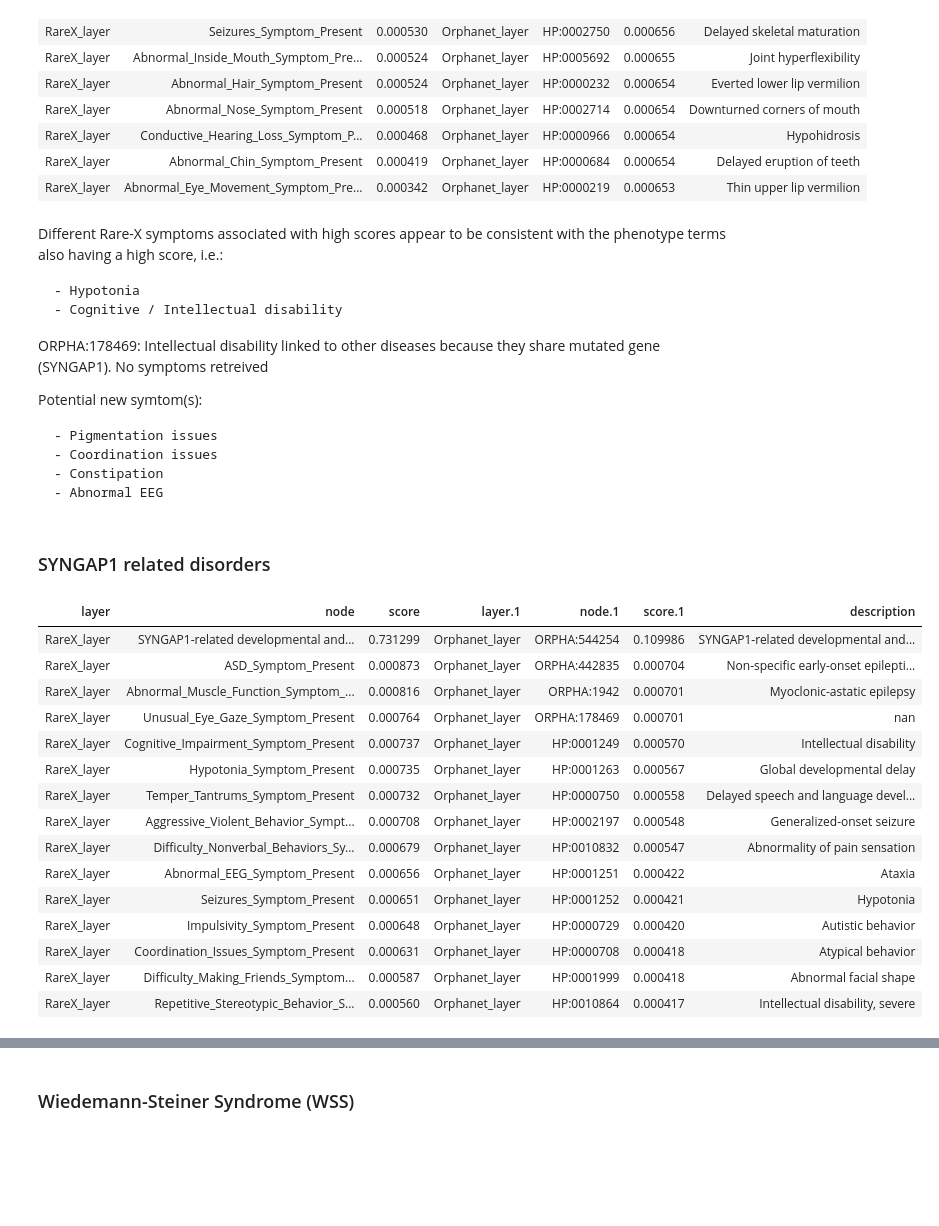
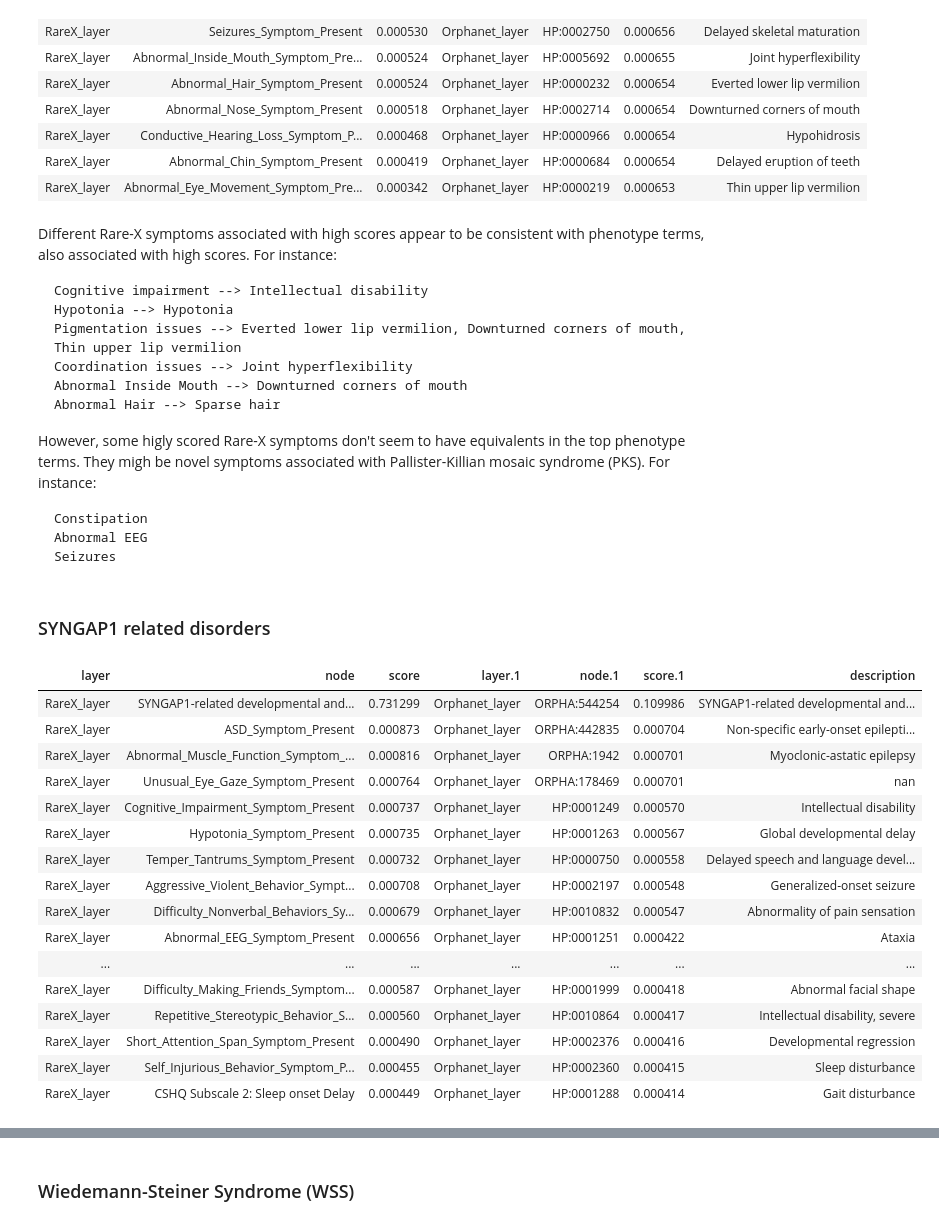
Before and after one commit to BAUDOTlab/Dream_Rare-X, a Jupyter notebook: jupyter-notebooks/step6_Analyze_MultiXrank_Results.ipynb, the cells around one changed output, grey strips where cells are left out. Drawn from its saved outputs; the diff is of its cells as text; code cells hidden in the pictures; blank space fills up the shorter version.

Commit message:
Update last disease results step6

```diff
--- a/jupyter-notebooks/step6_Analyze_MultiXrank_Results.ipynb
+++ b/jupyter-notebooks/step6_Analyze_MultiXrank_Results.ipynb
@@ -507,38 +525,40 @@ dico_results_withOrpha['Pallister-Killian mosaic syndrome (PKS)'].head(topresult
 | RareX_layer | Abnormal_Chin_Symptom_Present | 0.000419 | Orphanet_layer | HP:0000684 | 0.000654 | Delayed eruption of teeth |
 | RareX_layer | Abnormal_Eye_Movement_Symptom_Pre... | 0.000342 | Orphanet_layer | HP:0000219 | 0.000653 | Thin upper lip vermilion |
 # %% [markdown]
-Different Rare-X symptoms associated with high scores appear to be consistent with the phenotype terms also having a high score, i.e.:
+Different Rare-X symptoms associated with high scores appear to be consistent with phenotype terms, also associated with high scores. For instance:
 
-    - Hypotonia
-    - Cognitive / Intellectual disability
+    Cognitive impairment --> Intellectual disability
+    Hypotonia --> Hypotonia
+    Pigmentation issues --> Everted lower lip vermilion, Downturned corners of mouth, Thin upper lip vermilion
+    Coordination issues --> Joint hyperflexibility
+    Abnormal Inside Mouth --> Downturned corners of mouth
+    Abnormal Hair --> Sparse hair
 
-ORPHA:178469: Intellectual disability linked to other diseases because they share mutated gene (SYNGAP1). No symptoms retreived
+However, some higly scored Rare-X symptoms don't seem to have equivalents in the top phenotype terms. They migh be novel symptoms associated with Pallister-Killian mosaic syndrome (PKS). For instance:
 
-Potential new symtom(s):
-
-    - Pigmentation issues
-    - Coordination issues
-    - Constipation
-    - Abnormal EEG
+    Constipation
+    Abnormal EEG
+    Seizures
 # %% [markdown]
 ### SYNGAP1 related disorders
 # %%
-dico_results_withOrpha['SYNGAP1 related disorders'].head(topresults).style.hide(axis='index')
+dico_results_withOrpha['SYNGAP1 related disorders'].head(topresults+3).style.hide(axis='index')
 # %% [output]
 | layer | node | score | layer.1 | node.1 | score.1 | description |
 | RareX_layer | SYNGAP1-related developmental and... | 0.731299 | Orphanet_layer | ORPHA:544254 | 0.109986 | SYNGAP1-related developmental and... |
 | RareX_layer | ASD_Symptom_Present | 0.000873 | Orphanet_layer | ORPHA:442835 | 0.000704 | Non-specific early-onset epilepti... |
 | RareX_layer | Abnormal_Muscle_Function_Symptom_... | 0.000816 | Orphanet_layer | ORPHA:1942 | 0.000701 | Myoclonic-astatic epilepsy |
 | RareX_layer | Unusual_Eye_Gaze_Symptom_Present | 0.000764 | Orphanet_layer | ORPHA:178469 | 0.000701 | nan |
 | RareX_layer | Cognitive_Impairment_Symptom_Present | 0.000737 | Orphanet_layer | HP:0001249 | 0.000570 | Intellectual disability |
 | RareX_layer | Hypotonia_Symptom_Present | 0.000735 | Orphanet_layer | HP:0001263 | 0.000567 | Global developmental delay |
 | RareX_layer | Temper_Tantrums_Symptom_Present | 0.000732 | Orphanet_layer | HP:0000750 | 0.000558 | Delayed speech and language devel... |
 | RareX_layer | Aggressive_Violent_Behavior_Sympt... | 0.000708 | Orphanet_layer | HP:0002197 | 0.000548 | Generalized-onset seizure |
 | RareX_layer | Difficulty_Nonverbal_Behaviors_Sy... | 0.000679 | Orphanet_layer | HP:0010832 | 0.000547 | Abnormality of pain sensation |
 | RareX_layer | Abnormal_EEG_Symptom_Present | 0.000656 | Orphanet_layer | HP:0001251 | 0.000422 | Ataxia |
-| RareX_layer | Seizures_Symptom_Present | 0.000651 | Orphanet_layer | HP:0001252 | 0.000421 | Hypotonia |
-| RareX_layer | Impulsivity_Symptom_Present | 0.000648 | Orphanet_layer | HP:0000729 | 0.000420 | Autistic behavior |
-| RareX_layer | Coordination_Issues_Symptom_Present | 0.000631 | Orphanet_layer | HP:0000708 | 0.000418 | Atypical behavior |
+| ... | ... | ... | ... | ... | ... | ... |
 | RareX_layer | Difficulty_Making_Friends_Symptom... | 0.000587 | Orphanet_layer | HP:0001999 | 0.000418 | Abnormal facial shape |
 | RareX_layer | Repetitive_Stereotypic_Behavior_S... | 0.000560 | Orphanet_layer | HP:0010864 | 0.000417 | Intellectual disability, severe |
+| RareX_layer | Short_Attention_Span_Symptom_Present | 0.000490 | Orphanet_layer | HP:0002376 | 0.000416 | Developmental regression |
+| RareX_layer | Self_Injurious_Behavior_Symptom_P... | 0.000455 | Orphanet_layer | HP:0002360 | 0.000415 | Sleep disturbance |
+| RareX_layer | CSHQ Subscale 2: Sleep onset Delay | 0.000449 | Orphanet_layer | HP:0001288 | 0.000414 | Gait disturbance |
 # %% [markdown]
```
Also changed, not shown: parts of 9 cells of this notebook.
